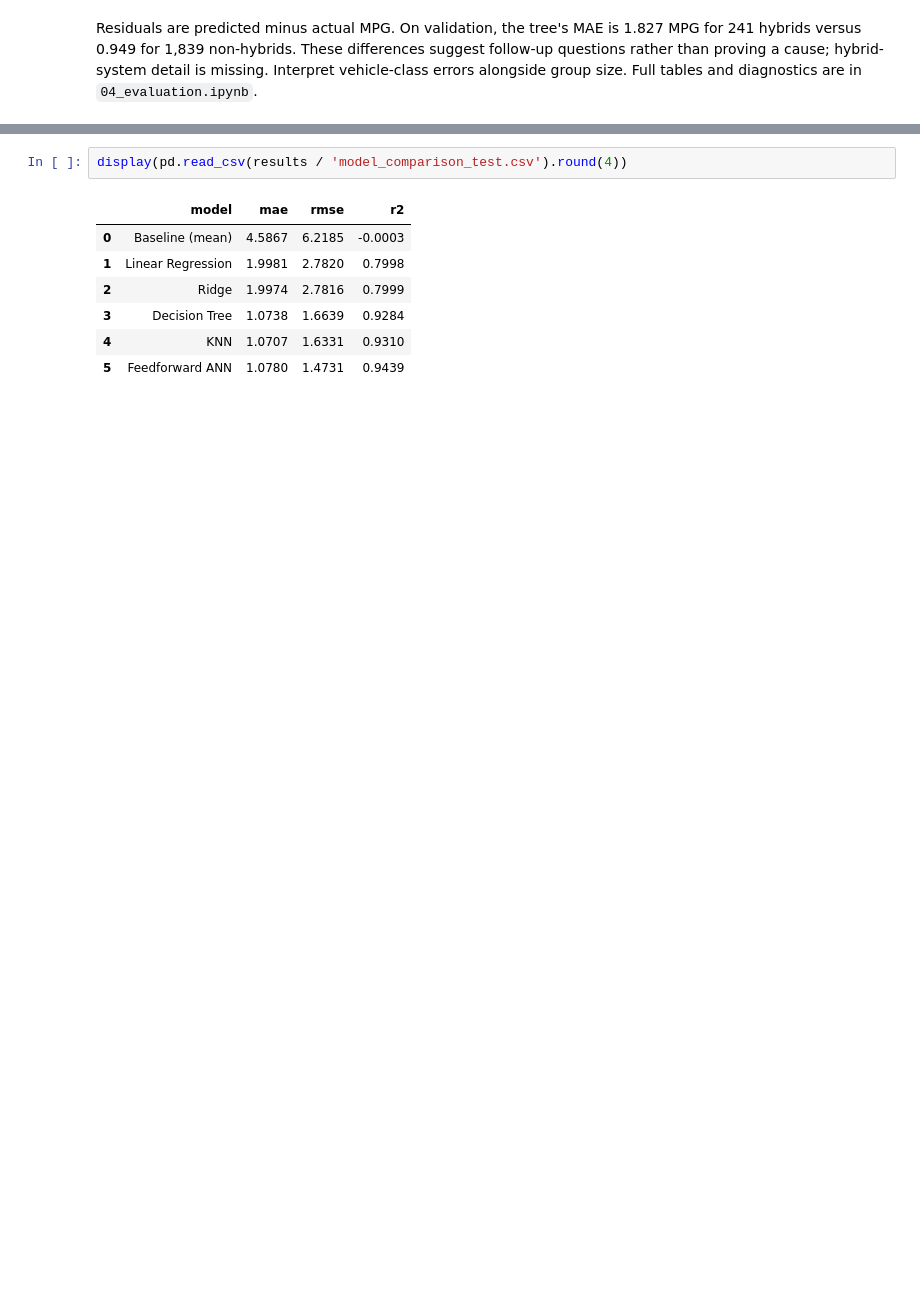
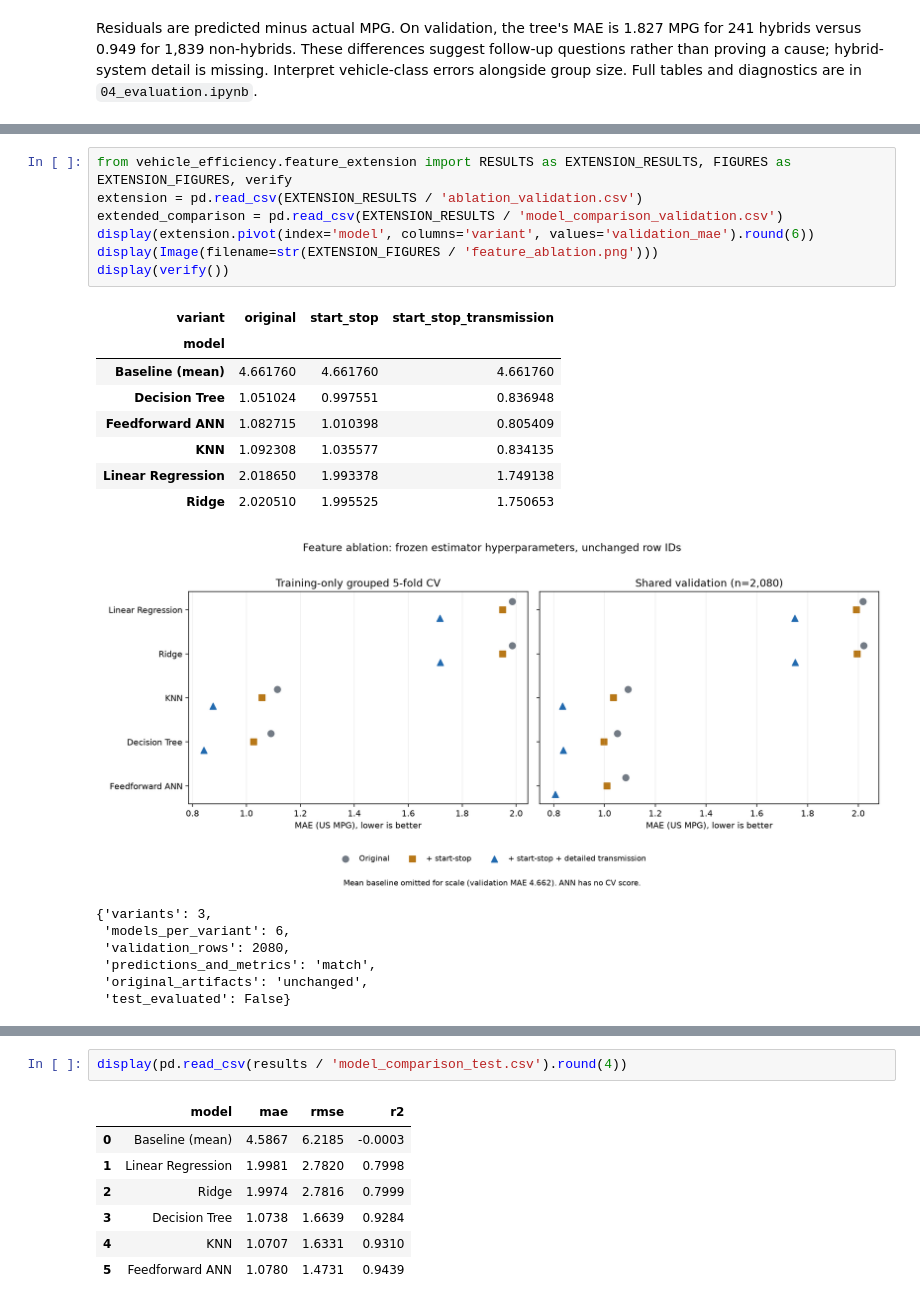
Before and after one commit to btwamibatman/vehicle-fuel-efficiency-ml, a Jupyter notebook: notebooks/endterm/project.ipynb, the cells around one changed output, grey strips where cells are left out. Cells and saved outputs as stored; diff of their text form; blank space fills up the shorter version.

Commit message:
Add controlled start-stop and transmission feature study

```diff
--- a/notebooks/endterm/project.ipynb
+++ b/notebooks/endterm/project.ipynb
@@ -218,0 +227,23 @@ Residuals are predicted minus actual MPG. On validation, the tree's MAE is 1.827
+# %%
+from vehicle_efficiency.feature_extension import RESULTS as EXTENSION_RESULTS, FIGURES as EXTENSION_FIGURES, verify
+extension = pd.read_csv(EXTENSION_RESULTS / 'ablation_validation.csv')
+extended_comparison = pd.read_csv(EXTENSION_RESULTS / 'model_comparison_validation.csv')
+display(extension.pivot(index='model', columns='variant', values='validation_mae').round(6))
+display(Image(filename=str(EXTENSION_FIGURES / 'feature_ablation.png')))
+display(verify())
+# %% [output]
+| variant | original | start_stop | start_stop_transmission |
+| model |  |  |  |
+| Baseline (mean) | 4.661760 | 4.661760 | 4.661760 |
+| Decision Tree | 1.051024 | 0.997551 | 0.836948 |
+| Feedforward ANN | 1.082715 | 1.010398 | 0.805409 |
+| KNN | 1.092308 | 1.035577 | 0.834135 |
+| Linear Regression | 2.018650 | 1.993378 | 1.749138 |
+| Ridge | 2.020510 | 1.995525 | 1.750653 |
+[figure, added]
+{'variants': 3,
+ 'models_per_variant': 6,
+ 'validation_rows': 2080,
+ 'predictions_and_metrics': 'match',
+ 'original_artifacts': 'unchanged',
+ 'test_evaluated': False}
```
Also changed, not shown: parts of 12 cells of this notebook, 38 other files.
